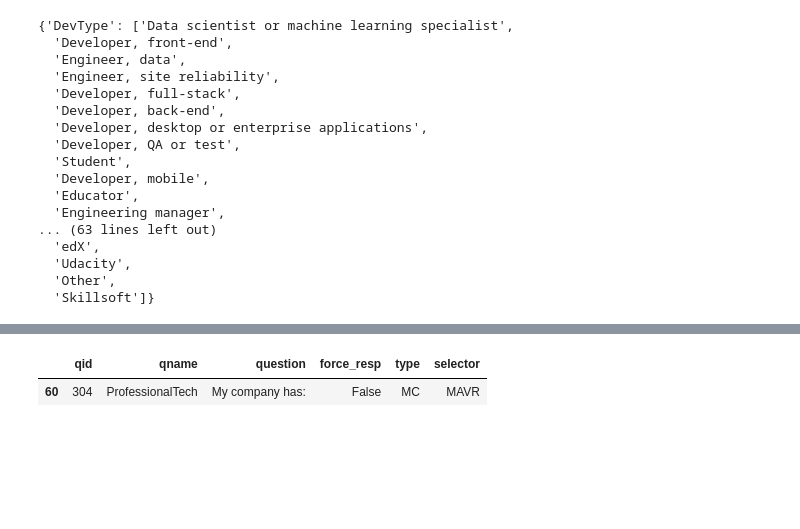
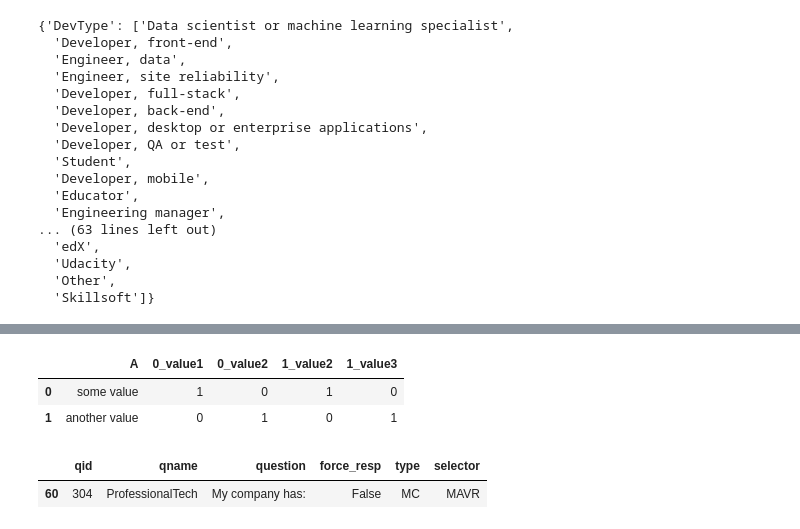
Before and after one commit to ursumarius/developer-survey-analyzing-w-pandas, a Jupyter notebook: data-wrangling/initial-explorative-data-analysis.ipynb, the cells around one changed output, grey strips where cells are left out. Cells and saved outputs as stored; diff of their text form; code cells hidden in the pictures; blank space fills up the shorter version.

```diff
--- a/data-wrangling/initial-explorative-data-analysis.ipynb
+++ b/data-wrangling/initial-explorative-data-analysis.ipynb
@@ -298,6 +330,15 @@ Name: DevType, Length: 73268, dtype: object
 73266                                      NaN
 73267                     [Udemy, Pluralsight]
 Name: LearnCodeCoursesCert, Length: 73268, dtype: object
+# %%
+df = pd.DataFrame({'A': ['some value', 'another value'], 'B': [['value1', 'value2'], ['value2', 'value3']]})
+df = pd.concat([df.drop(['B'], axis=1), df['B'].apply(pd.Series)], axis=1)
+dfa = pd.get_dummies(df, columns=[0, 1])
+dfa
+# %% [output]
+|  | A | 0_value1 | 0_value2 | 1_value2 | 1_value3 |
+| 0 | some value | 1 | 0 | 1 | 0 |
+| 1 | another value | 0 | 1 | 0 | 1 |
 # %%
 dfs[dfs["qname"] == 'ProfessionalTech']
 # %% [output]
```
Also changed, not shown: parts of 2 cells of this notebook.
